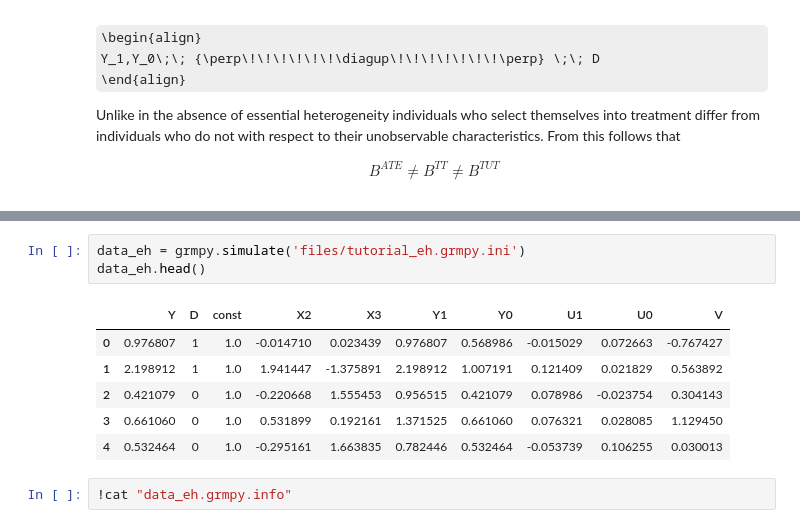
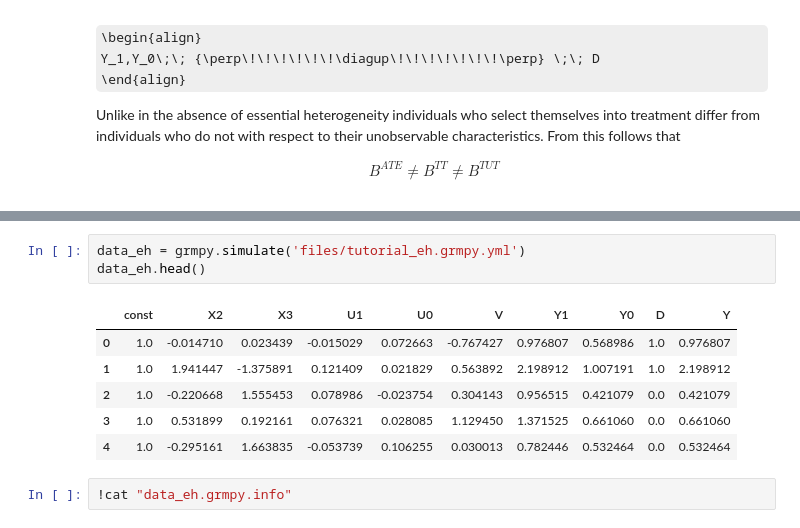
Before and after one commit to OpenSourceEconomics/grmpy, a Jupyter notebook: promotion/04_grmpy_tutorial_notebook/04_grmpy_tutorial_notebook.ipynb, the cells around one changed output, grey strips where cells are left out. Saved outputs shown, nothing was run; the diff lists cells and outputs as text; some formulas as TeX source.

```diff
--- a/promotion/04_grmpy_tutorial_notebook/04_grmpy_tutorial_notebook.ipynb
+++ b/promotion/04_grmpy_tutorial_notebook/04_grmpy_tutorial_notebook.ipynb
@@ -262,13 +262,13 @@ Overwriting files/tutorial_eh.grmpy.ini
 # %%
-data_eh = grmpy.simulate('files/tutorial_eh.grmpy.ini')
+data_eh = grmpy.simulate('files/tutorial_eh.grmpy.yml')
 data_eh.head()
 # %% [output]
-|  | Y | D | const | X2 | X3 | Y1 | Y0 | U1 | U0 | V |
-| 0 | 0.976807 | 1 | 1.0 | -0.014710 | 0.023439 | 0.976807 | 0.568986 | -0.015029 | 0.072663 | -0.767427 |
-| 1 | 2.198912 | 1 | 1.0 | 1.941447 | -1.375891 | 2.198912 | 1.007191 | 0.121409 | 0.021829 | 0.563892 |
-| 2 | 0.421079 | 0 | 1.0 | -0.220668 | 1.555453 | 0.956515 | 0.421079 | 0.078986 | -0.023754 | 0.304143 |
-| 3 | 0.661060 | 0 | 1.0 | 0.531899 | 0.192161 | 1.371525 | 0.661060 | 0.076321 | 0.028085 | 1.129450 |
-| 4 | 0.532464 | 0 | 1.0 | -0.295161 | 1.663835 | 0.782446 | 0.532464 | -0.053739 | 0.106255 | 0.030013 |
+|  | const | X2 | X3 | U1 | U0 | V | Y1 | Y0 | D | Y |
+| 0 | 1.0 | -0.014710 | 0.023439 | -0.015029 | 0.072663 | -0.767427 | 0.976807 | 0.568986 | 1.0 | 0.976807 |
+| 1 | 1.0 | 1.941447 | -1.375891 | 0.121409 | 0.021829 | 0.563892 | 2.198912 | 1.007191 | 1.0 | 2.198912 |
+| 2 | 1.0 | -0.220668 | 1.555453 | 0.078986 | -0.023754 | 0.304143 | 0.956515 | 0.421079 | 0.0 | 0.421079 |
+| 3 | 1.0 | 0.531899 | 0.192161 | 0.076321 | 0.028085 | 1.129450 | 1.371525 | 0.661060 | 0.0 | 0.661060 |
+| 4 | 1.0 | -0.295161 | 1.663835 | -0.053739 | 0.106255 | 0.030013 | 0.782446 | 0.532464 | 0.0 | 0.532464 |
 # %%
 !cat "data_eh.grmpy.info"
 # %% [output]
```
Also changed, not shown: parts of 15 cells of this notebook, 3 other files.
